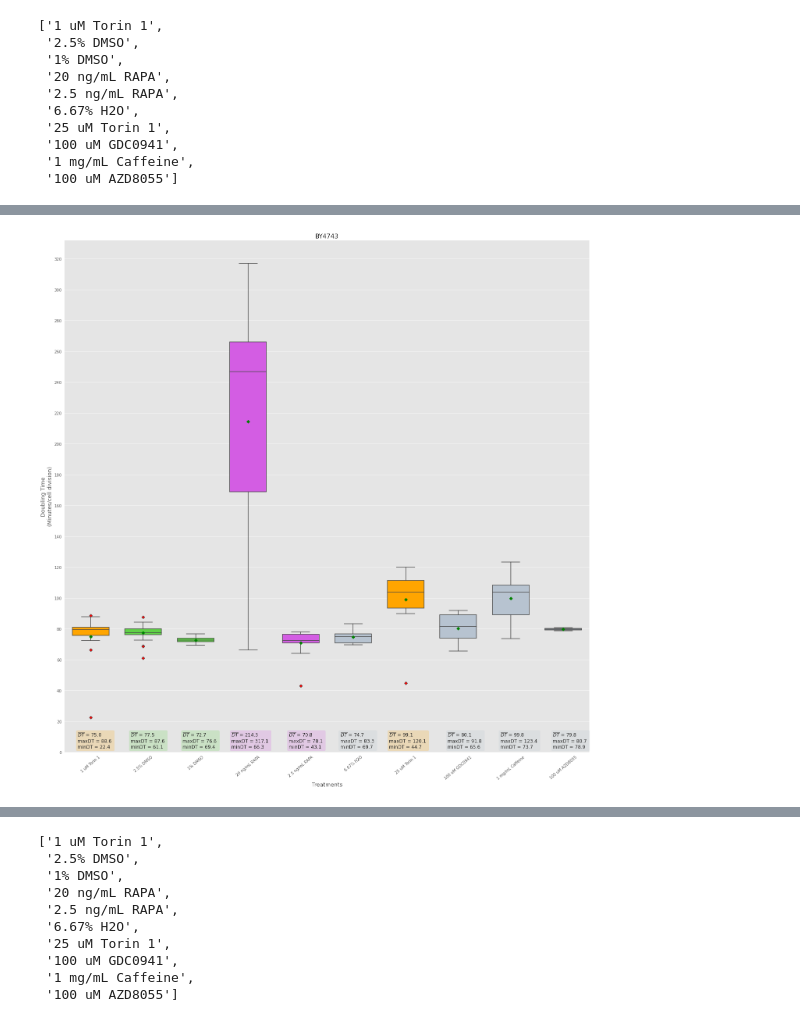
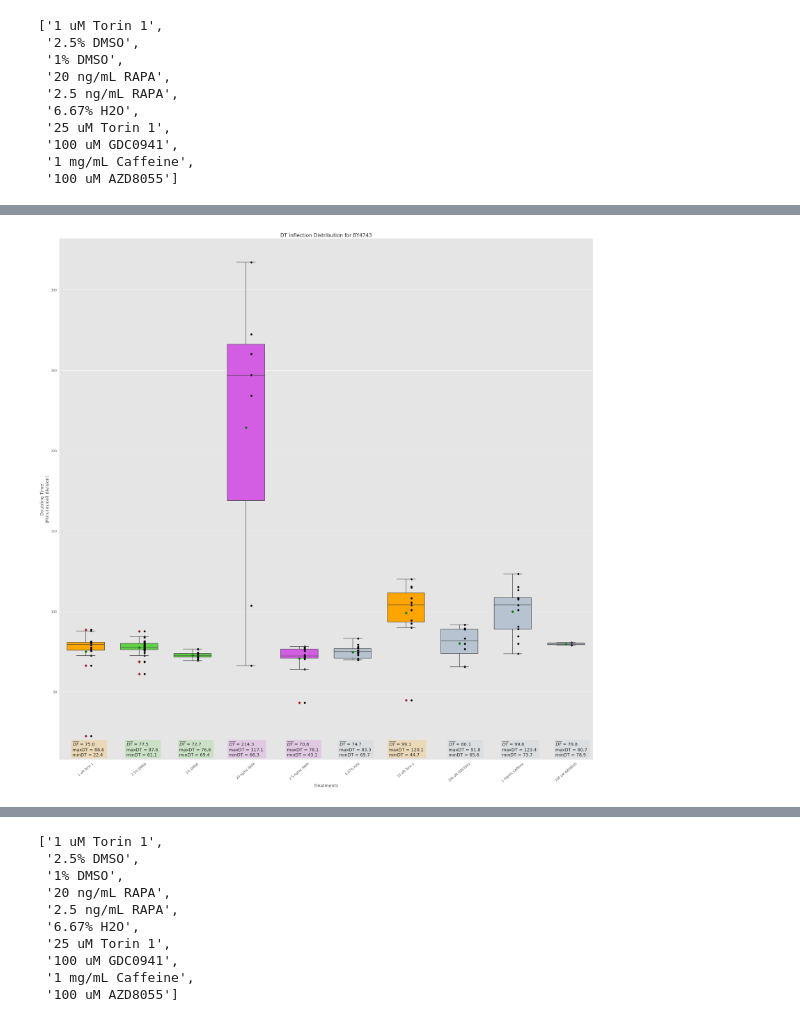
Before and after one commit to yab-tad/Saccharomyces-Cerevisiae, a Jupyter notebook: SGRP.ipynb, the cells around one changed output, grey strips where cells are left out. Drawn from its saved outputs; the diff is of its cells as text; code cells hidden in the pictures.

Commit message:
modified the boxplot to include a scatter plot laid over it, and made it accessible to plot for the interval values

```diff
--- a/SGRP.ipynb
+++ b/SGRP.ipynb
@@ -1194,30 +1215,31 @@ dt_val = [list(i["DT inflection"]) for i in avg_data]
 # %%
-def box_plot(data, title='BY4743'):
+def box_scatter_plot(dt_type='DT inflection', strain=strains[0]):
 
-    fig, ax = plt.subplots(figsize=(20,20))
+    avg_data = [Torin1_control, DMSO2_control, DMSO1_control, RAPA2_control, RAPA1_control, H2O_control, Torin2_control, GDC0941_control, Caffeine_control, AZD8055_control]
+    data = [list(i[dt_type]) for i in avg_data]
+
+    fig, ax = plt.subplots(figsize=(25,25))
 
     flier = dict(markerfacecolor='red', marker='D')
     mean_shape = dict(markerfacecolor='green', marker='D', markeredgecolor='green')
-    conf_intervals = [.95]*len(data)
 
     g = sns.boxplot(data=data,
                     width=.7,
                     # notch='True',
                     flierprops=flier,
-                    # conf_intervals=conf_intervals,
                     showmeans=True,
                     meanprops=mean_shape)
 
     xvalues = treatments
     plt.xticks(np.arange(10), xvalues, rotation=40)
-    plt.yticks(np.arange(0,340,20))
+    # plt.yticks(np.arange(0,900,5))#(0,340,5))
 
     # Setting Title
-    plt.title(title, fontsize=16)
+    plt.title((dt_type + " Distribution for " + strain), fontsize=16)
 
     # X and Y axes labels
-    plt.xlabel("Treatments", fontsize=14)
-    plt.ylabel("Doubling Time\n(Minutes/cell division)", fontsize=14)
+    ax.set_xlabel("Treatments", fontsize=14)
+    ax.set_ylabel("Doubling Time\n(Minutes/cell division)", fontsize=14)
 
     # Set colors for the box plots
     palette = ['#FFA500', '#60d147', '#60d147', "#d35de3", "#d35de3", '#B7C3D0', '#FFA500', '#B7C3D0', '#B7C3D0', '#B7C3D0']
@@ -1225,6 +1247,7 @@ def box_plot(data, title='BY4743'):
     for i in range(0,10):
         mybox = g.patches[i]
         mybox.set_facecolor(color_dict[xvalues[i]])
+        ax.scatter([i+0.1]*len(data[i]),data[i], color='black')
 
     # Mini text showing mean, maximum and mininum values for the doubling time inflection
     locs = [-0.25, 0.76, 1.75, 2.68, 3.77, 4.75, 5.68, 6.8, 7.8, 8.8]
@@ -1235,7 +1258,7 @@ def box_plot(data, title='BY4743'):
         dt_inf_min = round(min(data[j]), 1)
         textstr = "$\overline {DT}$" + f" = {mean} \nmaxDT = {dt_inf_max} \nminDT = {dt_inf_min}"
         props = dict(boxstyle='round', facecolor=palette[j], alpha=.2)
-        g.text(locs[j], 2.4, textstr, fontsize=12, bbox=props)
+        g.text(locs[j], 10, textstr, fontsize=14, bbox=props)
 
     # Remove spines
     sns.despine(top=True, right=True, left=True, bottom=False)
@@ -1244,6 +1267,6 @@ def box_plot(data, title='BY4743'):
 
     return plt.show()
 # %%
-box_plot(dt_val)
+box_scatter_plot('DT inflection')
 # %% [output]
-[figure, old version]
+[figure, new version]
```
Also changed, not shown: parts of 12 cells of this notebook.
